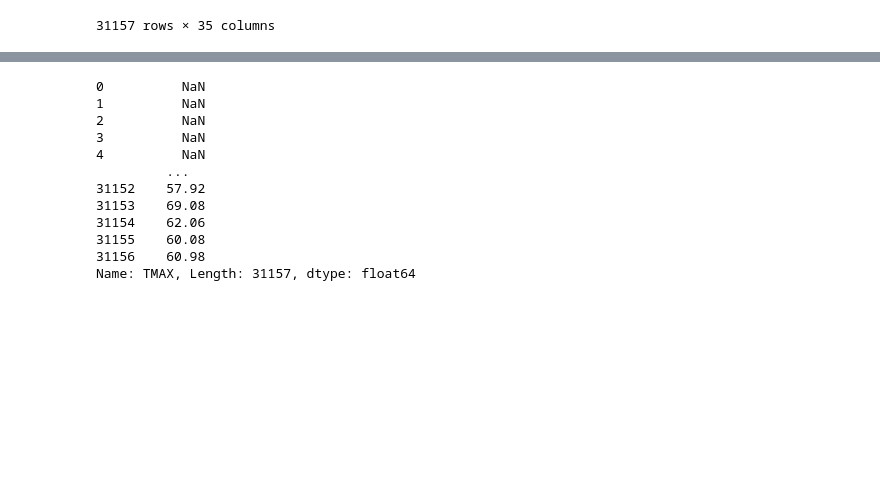
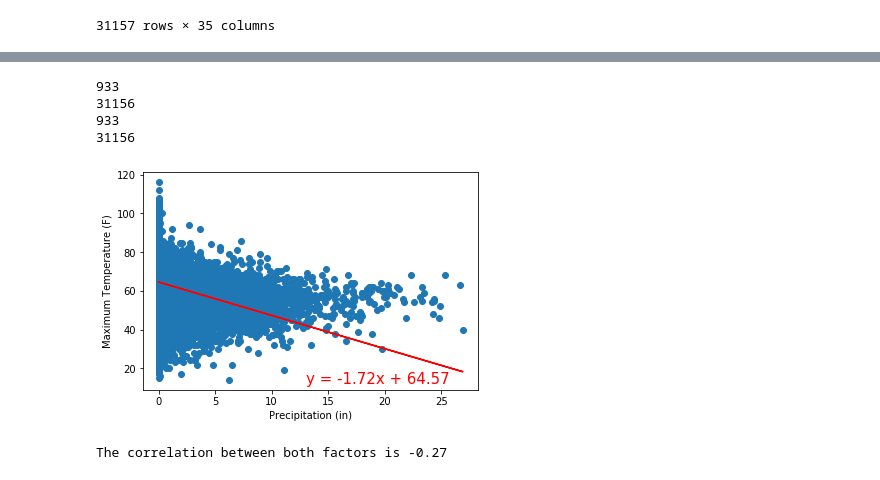
Before and after one commit to KristaJoy/PDXweather, a Jupyter notebook: pdx_weather.ipynb, the cells around one changed output, grey strips where cells are left out. Saved outputs shown, nothing was run; the diff lists cells and outputs as text; code cells hidden in the pictures; blank space fills up the shorter version.

Commit message:
correlation charts

```diff
--- a/pdx_weather.ipynb
+++ b/pdx_weather.ipynb
@@ -54,0 +69,4 @@ weather_data
+# %%
+#Drop rows missing data needed to find corrrelation stats
+corr_df = weather_data.dropna(subset=['DATE','PRCP','TMAX','TMIN','SNOW'])
+corr_df
@@ -55,14 +87,31 @@ weather_data
+# %%
+print(corr_df['PRCP'].first_valid_index())
+print(corr_df['PRCP'].last_valid_index())
+print(corr_df['TMAX'].first_valid_index())
+print(corr_df['TMAX'].last_valid_index())
+# %% [output]
+933
+31156
+933
+31156
 # %%
+# RAIN & MAX TEMP — correlated?
+x = corr_df['PRCP']
+y = corr_df['TMAX']
+plt.xlabel('Precipitation (in)')
+plt.ylabel('Maximum Temperature (F)')
+(slope, intercept, rvalue, pvalue, stderr) = linregress(x, y)
+regress_values = x * slope + intercept
+line_eq = "y = " + str(round(slope,2)) + "x + " + str(round(intercept,2))
+plt.scatter(x,y)
+plt.plot(x,regress_values,"r-")
+plt.annotate(line_eq,(13,12),fontsize=15,color="red")
+plt.show()
+
+
+#Pearson correlation coefficient
+correlation = st.pearsonr(x,y)
+print(f"The correlation between both factors is {round(correlation[0],2)}")
 # %% [output]
+[figure, added]
-0          NaN
-1          NaN
-2          NaN
-3          NaN
-4          NaN
-         ...
-31152    57.92
-31153    69.08
-31154    62.06
-31155    60.08
-31156    60.98
-Name: TMAX, Length: 31157, dtype: float64
+The correlation between both factors is -0.27
```
Also changed, not shown: parts of 19 cells of this notebook.
